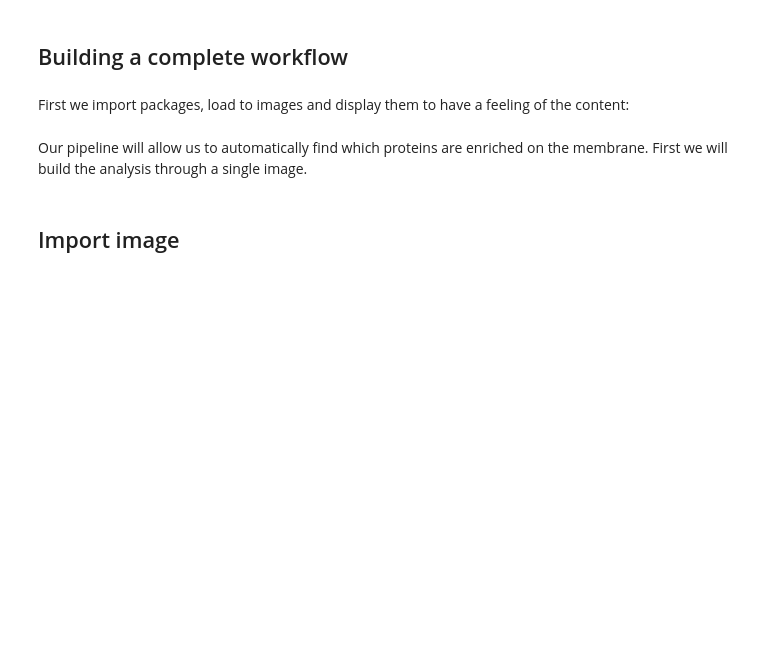
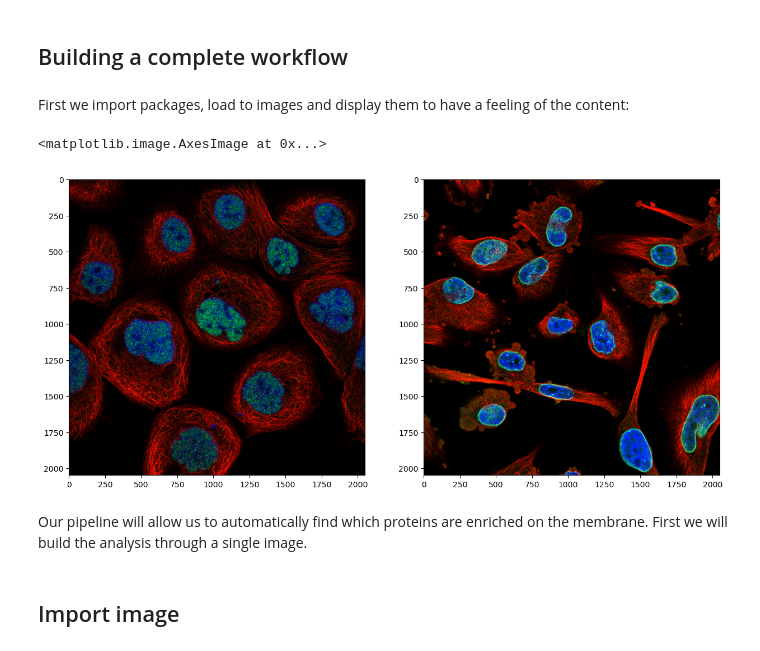
Before and after one commit to Euro-BioImaging/evolve-python-hybrid-course, a Jupyter notebook: Day_2_June_24/Jupyter_Notebooks/05_pipeline_and_data_analysis.ipynb, the cells around one changed output. Saved outputs shown, nothing was run; the diff lists cells and outputs as text; code cells hidden in the pictures; blank space fills up the shorter version.

```diff
--- a/Day_2_June_24/Jupyter_Notebooks/05_pipeline_and_data_analysis.ipynb
+++ b/Day_2_June_24/Jupyter_Notebooks/05_pipeline_and_data_analysis.ipynb
@@ -28,8 +28,11 @@ import pandas as pd
 from tqdm import tqdm
 # %%
 fig, ax = plt.subplots(1,2, figsize=(15,15))
-ax[0].imshow(skimage.io.imread('https://github.com/guiwitz/PyImageCourse_beginner/raw/cellatlas/images/24138_196_F7_2.tif'))
-ax[1].imshow(skimage.io.imread('https://github.com/guiwitz/PyImageCourse_beginner/raw/cellatlas/images/27897_273_C8_2.tif'));
+ax[0].imshow(skimage.io.imread('../images/cells_atlas/24138_196_F7_2.tif'))
+ax[1].imshow(skimage.io.imread('../images/cells_atlas/27897_273_C8_2.tif'))
+# %% [output]
+<matplotlib.image.AxesImage at 0x...>
+[figure, added]
 # %% [markdown]
 Our pipeline will allow us to automatically find which proteins are enriched on the membrane. First we will build the analysis through a single image.
 # %% [markdown]
```
Also changed, not shown: parts of 4 cells of this notebook, 3 other files.
